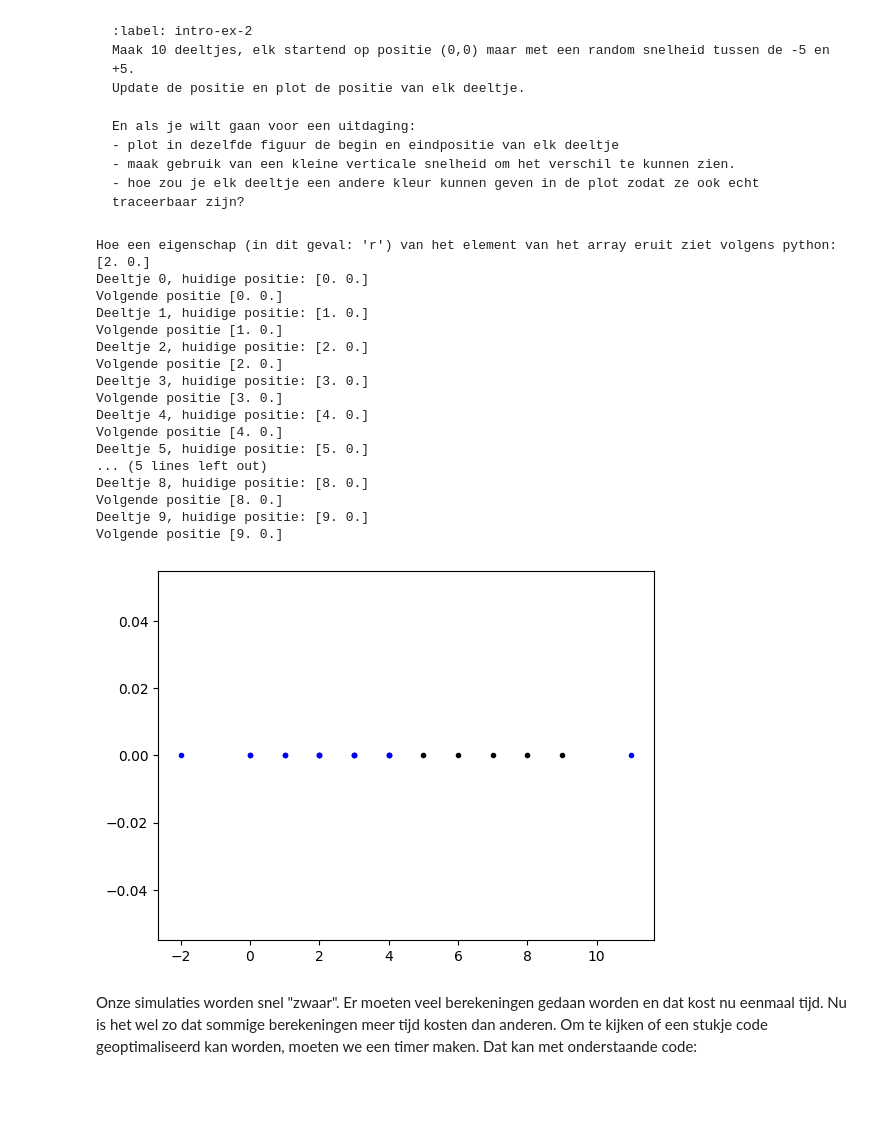
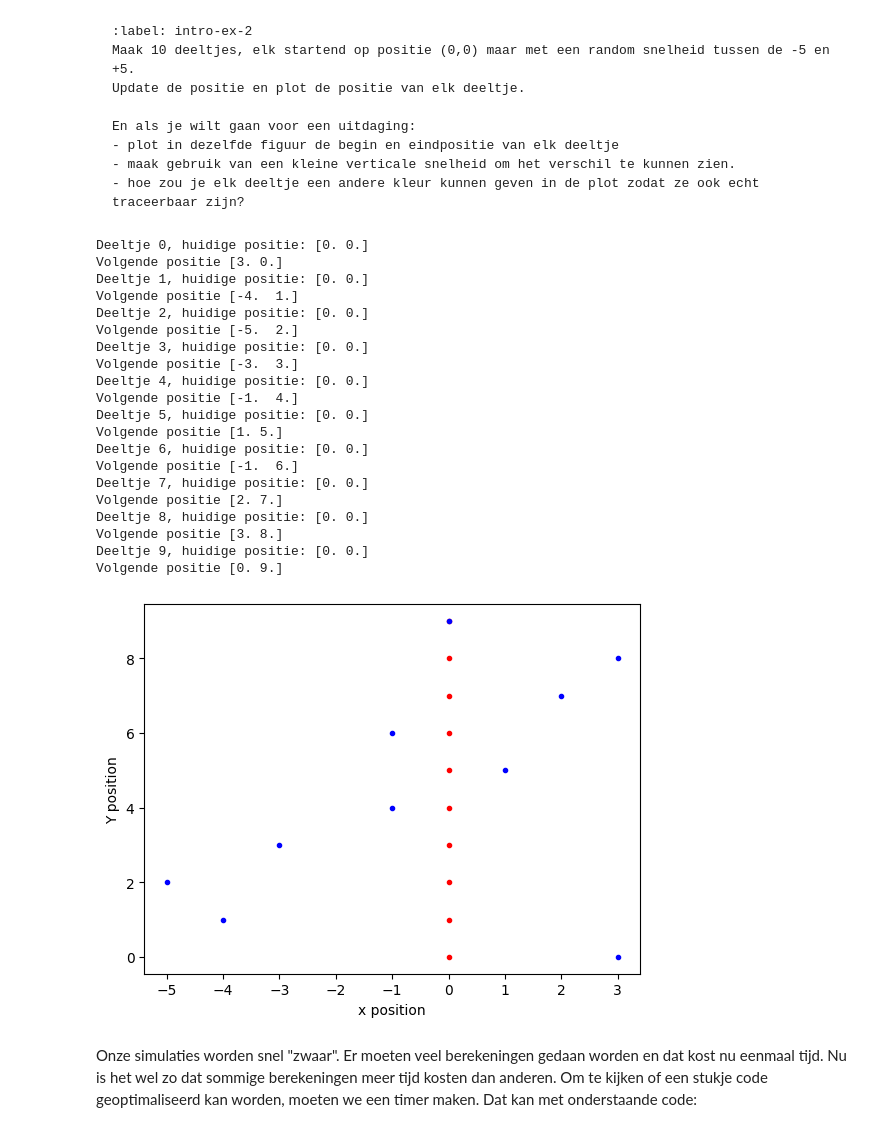
Before and after one commit to MatthiasGrablowitz/-Groepsnaam18-, a Jupyter notebook: Content/PySim/1_intro_sim.ipynb, the cells around one changed output. Drawn from its saved outputs; the diff is of its cells as text; code cells hidden in the pictures; blank space fills up the shorter version.

```diff
--- a/Content/PySim/1_intro_sim.ipynb
+++ b/Content/PySim/1_intro_sim.ipynb
@@ -32,6 +32,11 @@ class ParticleClass:
     def update_position(self,dt):
         """Werk de positie van het deeltje bij op basis van zijn snelheid en tijdstap dt."""
         self.r += self.v * dt
+        return
+
+    def toString(self):
+        print("Massa:", self.m, ", snelheid:", self.v, ", positie:",self.r)
+        return
 
 print(ParticleClass)
 # %% [output]
@@ -172,49 +191,51 @@ En als je wilt gaan voor een uitdaging:
 # %%
 #your code/answer
 
 # Deeltjes met de bijbehorende klasse
+import random
+
+
 deeltjes_array = []
 
-for beginnende_x in range(10):
-    deeltjes_array.append(ParticleClass(m=2.0, v=[np.random.randint(-5,6),0], r=[beginnende_x, 0.0], R=1.0))
-print("Hoe een eigenschap (in dit geval: 'r') van het element van het array eruit ziet volgens python: " + str(deeltjes_array[2].v))
+# 10 deeltjes met positie (0,0) en snelheid -5 en 5
+for i in range(10):
+    deeltjes_array.append(ParticleClass(m=2.0, v=[np.random.randint(-5,6),i], r=[0.0, 0.0], R=1.0))
+    # deeltjes_array[i].toString()
 
-# Plot
+# (Uitdagende plot)
 plt.figure()
-for deeltje in deeltjes_array:
-    plt.plot(deeltje.r[0], deeltje.r[1], 'k.')
-
-for particle, deeltjes_object in enumerate (deeltjes_array):
-    print("Deeltje " + str(particle) + ", huidige positie: " + str(deeltjes_object.r))
+for deeltjesnummer, deeltjes_object in enumerate (deeltjes_array):
+    color = (random.random(), random.random(), random.random())
+    print("Deeltje " + str(deeltjesnummer) + ", huidige positie: " + str(deeltjes_object.r))
+    plt.plot(deeltjes_object.r[0], deeltjesnummer, color=color)
+    deeltjes_object.update_position(1.0)
     print("Volgende positie " + str(deeltjes_object.r))
-    deeltjes_object.update_position(1.0)
-    plt.plot(deeltjes_object.r[0], deeltjes_object.r[1], 'b.')
-
+    plt.plot(deeltjes_object.r[0], deeltjes_object.r[1], color=color)
+    plt.xlabel("x position")
+    plt.ylabel("Y position")
 plt.show()
-
-# # Uitdagende plot
-# plt.figure()
-# for deeltje in deeltjes_array:
-#     plt.plot(
 # %% [output]
-Hoe een eigenschap (in dit geval: 'r') van het element van het array eruit ziet volgens python: [2. 0.]
 Deeltje 0, huidige positie: [0. 0.]
-Volgende positie [0. 0.]
-Deeltje 1, huidige positie: [1. 0.]
-Volgende positie [1. 0.]
-Deeltje 2, huidige positie: [2. 0.]
-Volgende positie [2. 0.]
-Deeltje 3, huidige positie: [3. 0.]
 Volgende positie [3. 0.]
-Deeltje 4, huidige positie: [4. 0.]
-Volgende positie [4. 0.]
-Deeltje 5, huidige positie: [5. 0.]
-... (5 lines left out)
-Deeltje 8, huidige positie: [8. 0.]
-Volgende positie [8. 0.]
-Deeltje 9, huidige positie: [9. 0.]
-Volgende positie [9. 0.]
+Deeltje 1, huidige positie: [0. 0.]
+Volgende positie [-4.  1.]
+Deeltje 2, huidige positie: [0. 0.]
+Volgende positie [-5.  2.]
+Deeltje 3, huidige positie: [0. 0.]
+Volgende positie [-3.  3.]
+Deeltje 4, huidige positie: [0. 0.]
+Volgende positie [-1.  4.]
+Deeltje 5, huidige positie: [0. 0.]
+Volgende positie [1. 5.]
+Deeltje 6, huidige positie: [0. 0.]
+Volgende positie [-1.  6.]
+Deeltje 7, huidige positie: [0. 0.]
+Volgende positie [2. 7.]
+Deeltje 8, huidige positie: [0. 0.]
+Volgende positie [3. 8.]
+Deeltje 9, huidige positie: [0. 0.]
+Volgende positie [0. 9.]
-[figure, old version]
+[figure, new version]
 # %% [markdown]
 Onze simulaties worden snel "zwaar".
 Er moeten veel berekeningen gedaan worden en dat kost nu eenmaal tijd.
```
Also changed, not shown: parts of 4 cells of this notebook.
